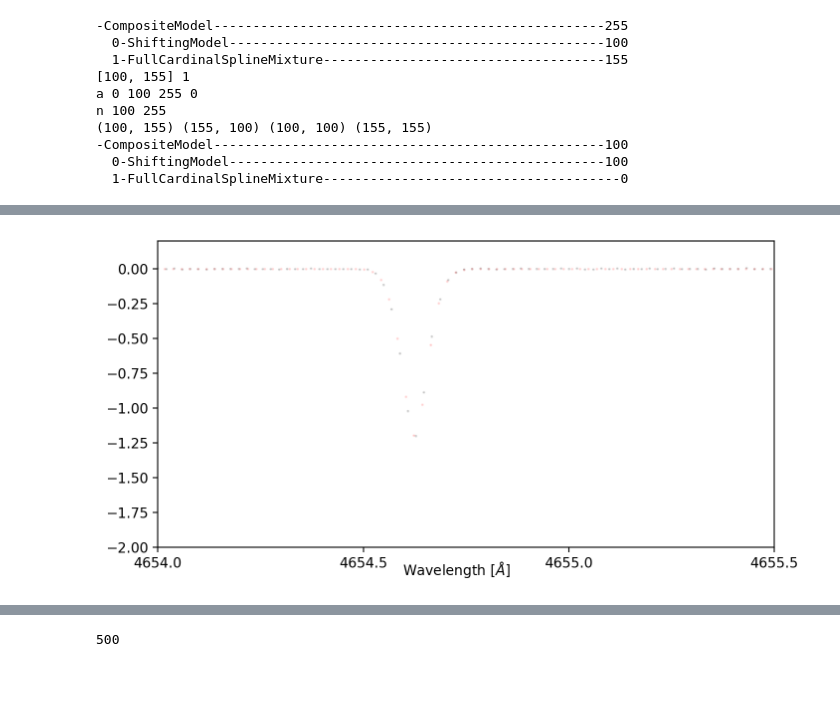
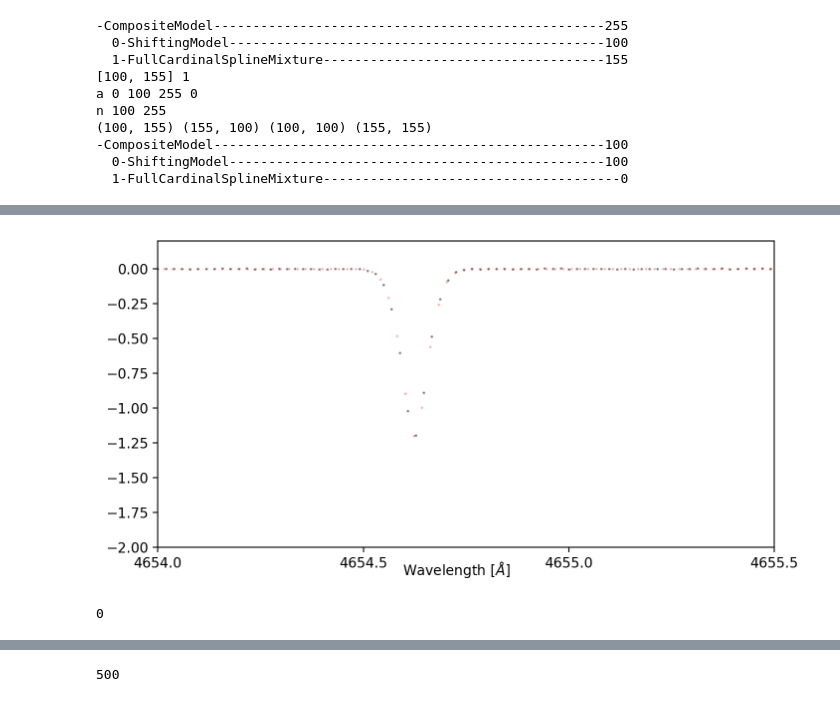
Before and after one commit to mdd423/wobble_jax, a Jupyter notebook: notebooks/01-testdata.ipynb, the cells around one changed output, grey strips where cells are left out. Cells and saved outputs as stored; diff of their text form; code cells hidden in the pictures.

Commit message:
update fisher snr

```diff
--- a/notebooks/01-testdata.ipynb
+++ b/notebooks/01-testdata.ipynb
@@ -332,37 +320,54 @@ plt.show()
 # %%
+def transform_variance(model,xp,xq,covar,metarowp={},metarowq={}):
+    '''
+
+    '''
+    model.fit()
+    dydt = jax.jacfwd(model, argnums=0)
+    dypdt = dydt(model.get_parameters(),xp,metarowp)
+    dyqdt = dydt(model.get_parameters(),xq,metarowq)
+    model.fix()
+    return dypdt @ covar @ dyqdt.transpose()
+
+
 model.fix()
+reduce_covar = np.linalg.inv(reduce_info)
+
+xp = model[0]([],np.log(np.linspace(4653,4655,100)),metarow)
+model_covar = transform_fisher(model[1],xp,xp,reduce_covar)
 
 fig, axes = plt.subplots(1,1,figsize=(8,4),sharex='col',sharey='row',\
                              facecolor=(1, 1, 1),dpi=200)
 
 
 # plt_width = np.arange(-40,40,20) + 10
 plt_epoch = 10
 
 lrange = np.linspace(4654,4655.5,4)
 
 plt_epoch = 3
 
 axes.errorbar(dataset[plt_epoch].xs,dataset[plt_epoch].ys,yerr=1/np.sqrt(dataset[plt_epoch].yivar),\
-              fmt='.k',zorder=2,alpha=0.1,ms=2)
+              fmt='.k',zorder=2,alpha=0.3,ms=2)
 
 datablock, metablock = dataset.blockify(cpus[0])
 metarow = jabble.loss.dict_ele(metablock, plt_epoch,cpus[0])
 
-xp = model[0]([],np.log(np.linspace(4653,4655,100)),metarow)
-model_info = model[1].transform_fisher(xp,xp,reduce_info)
-
-axes.errorbar(xp,model([],xp,metarow),yerr=1/np.sqrt(np.diag(model_info)),\
-              fmt='.r',zorder=2,alpha=0.1,ms=2)
+axes.errorbar(xp,model([],xp,metarow),yerr=np.sqrt(np.diag(model_info)),\
+              fmt='.r',zorder=2,alpha=0.2,ms=2)
 axes.set_xticks(np.log(lrange))
 axes.set_xticklabels(['{:0.1f}'.format(x) for x in lrange])
 axes.set_xlim(np.log(lrange.min()),np.log(lrange.max()))
 axes.set_ylim(-2,0.2)
 
 fig.text(0.5, 0.04, 'Wavelength [$\\AA$]', ha='center')
 plt_name = 'simple_fake_snr_e{}.png'.format(plt_epoch)
 plt.savefig(os.path.join(out_dir,plt_name))
 plt.show()
 # %% [output]
-[figure, old version]
+[figure, new version]
+# %%
+print(np.sum(np.isnan(reduce_info)))
+# %% [output]
+0
 # %%
```
Also changed, not shown: parts of 6 cells of this notebook.
